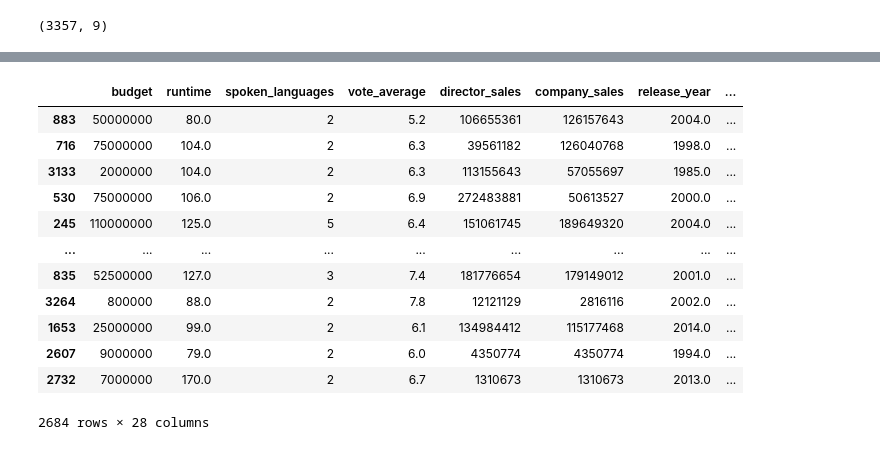
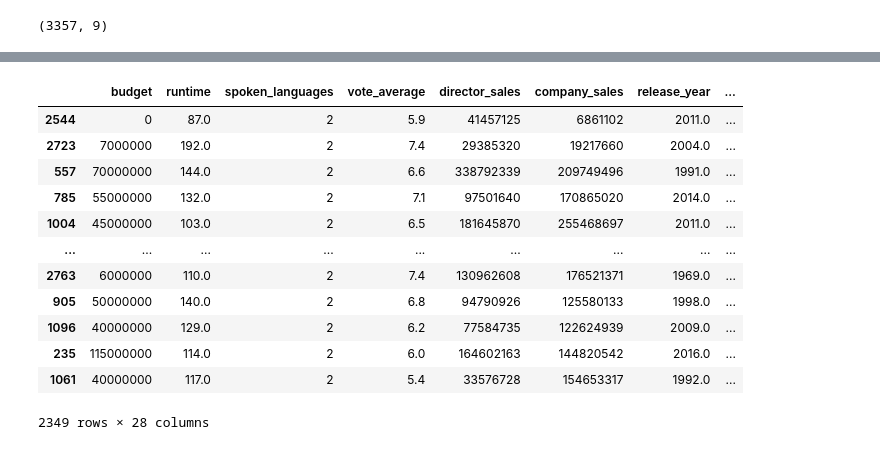
Before and after one commit to yoshimi-I/movie-prediction, a Jupyter notebook: Sales/regression.ipynb, the cells around one changed output, grey strips where cells are left out. Drawn from its saved outputs; the diff is of its cells as text; code cells hidden in the pictures.

```diff
--- a/Sales/regression.ipynb
+++ b/Sales/regression.ipynb
@@ -345,23 +336,24 @@ train_val,test = train_test_split(df3,test_size=0.2,random_state=0)
 out_line = train_val[(train_val["revenue"] > 2.5*10**9)].index
 train_val = train_val.drop([0],axis=0)
 # %%
-# 訓練データと検証データに分ける
-t = train_val[["revenue"]]
-x = train_val.drop(columns=["revenue"])
-x
+# 目的変数を設定
+df3_y = df3[["revenue"]]
+df3_x = df3.drop(columns=["revenue"])
-# %% [output]
-|  | budget | runtime | spoken_languages | vote_average | director_sales | company_sales | release_year | ... |
-| 883 | 50000000 | 80.0 | 2 | 5.2 | 106655361 | 126157643 | 2004.0 | ... |
-| 716 | 75000000 | 104.0 | 2 | 6.3 | 39561182 | 126040768 | 1998.0 | ... |
-| 3133 | 2000000 | 104.0 | 2 | 6.3 | 113155643 | 57055697 | 1985.0 | ... |
-| 530 | 75000000 | 106.0 | 2 | 6.9 | 272483881 | 50613527 | 2000.0 | ... |
-| 245 | 110000000 | 125.0 | 5 | 6.4 | 151061745 | 189649320 | 2004.0 | ... |
-| ... | ... | ... | ... | ... | ... | ... | ... | ... |
-| 835 | 52500000 | 127.0 | 3 | 7.4 | 181776654 | 179149012 | 2001.0 | ... |
-| 3264 | 800000 | 88.0 | 2 | 7.8 | 12121129 | 2816116 | 2002.0 | ... |
-| 1653 | 25000000 | 99.0 | 2 | 6.1 | 134984412 | 115177468 | 2014.0 | ... |
-| 2607 | 9000000 | 79.0 | 2 | 6.0 | 4350774 | 4350774 | 1994.0 | ... |
-| 2732 | 7000000 | 170.0 | 2 | 6.7 | 1310673 | 1310673 | 2013.0 | ... |
-2684 rows × 28 columns
 # %%
-X_train,X_test,y_train,y_test = train_test_split(x,t,test_size=0.2,random_state=0)
+# 学習データとテストデータに分割する
+X_train, X_test, y_train, y_test = train_test_split(df3_x, df3_y, test_size=0.3, random_state=1)
+X_train
+# %% [output]
+|  | budget | runtime | spoken_languages | vote_average | director_sales | company_sales | release_year | ... |
+| 2544 | 0 | 87.0 | 2 | 5.9 | 41457125 | 6861102 | 2011.0 | ... |
+| 2723 | 7000000 | 192.0 | 2 | 7.4 | 29385320 | 19217660 | 2004.0 | ... |
+| 557 | 70000000 | 144.0 | 2 | 6.6 | 338792339 | 209749496 | 1991.0 | ... |
+| 785 | 55000000 | 132.0 | 2 | 7.1 | 97501640 | 170865020 | 2014.0 | ... |
+| 1004 | 45000000 | 103.0 | 2 | 6.5 | 181645870 | 255468697 | 2011.0 | ... |
+| ... | ... | ... | ... | ... | ... | ... | ... | ... |
+| 2763 | 6000000 | 110.0 | 2 | 7.4 | 130962608 | 176521371 | 1969.0 | ... |
+| 905 | 50000000 | 140.0 | 2 | 6.8 | 94790926 | 125580133 | 1998.0 | ... |
+| 1096 | 40000000 | 129.0 | 2 | 6.2 | 77584735 | 122624939 | 2009.0 | ... |
+| 235 | 115000000 | 114.0 | 2 | 6.0 | 164602163 | 144820542 | 2016.0 | ... |
+| 1061 | 40000000 | 117.0 | 2 | 5.4 | 33576728 | 154653317 | 1992.0 | ... |
+2349 rows × 28 columns
```
Also changed, not shown: parts of 9 cells of this notebook.
